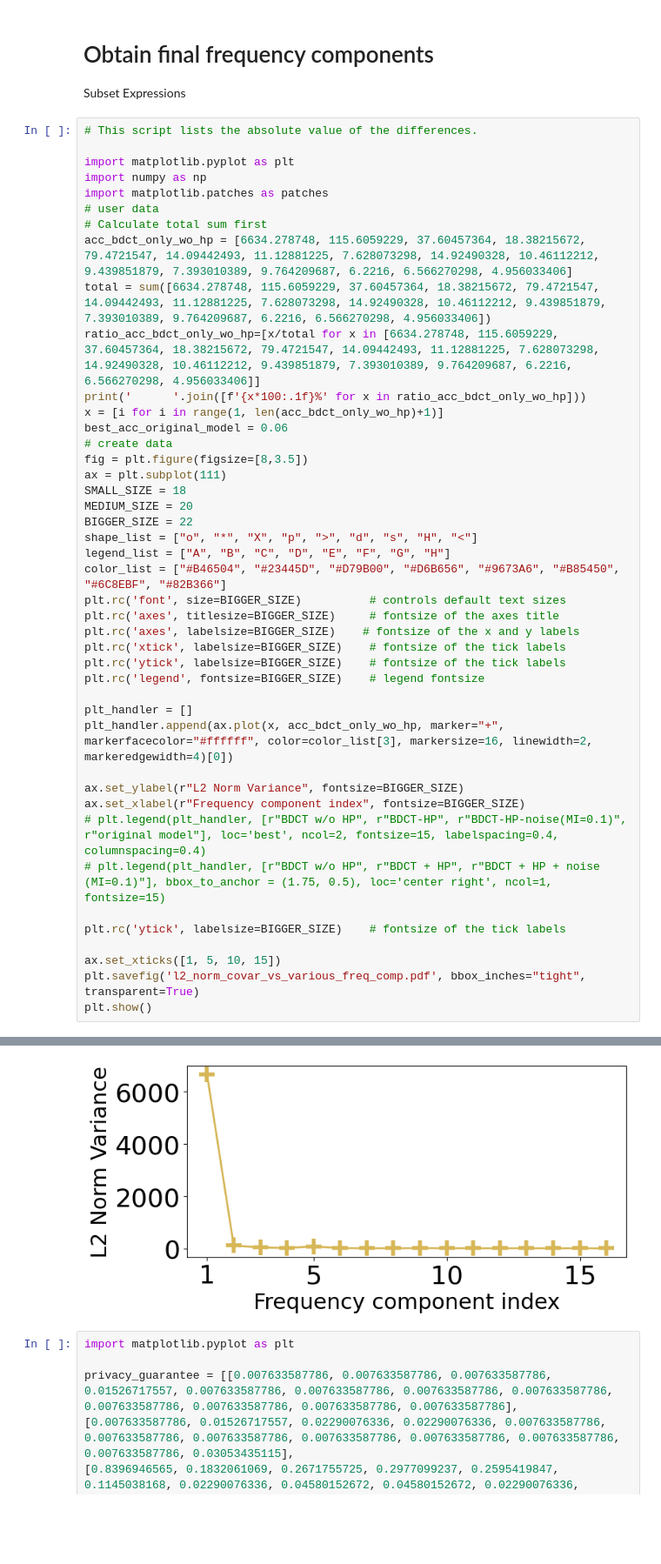
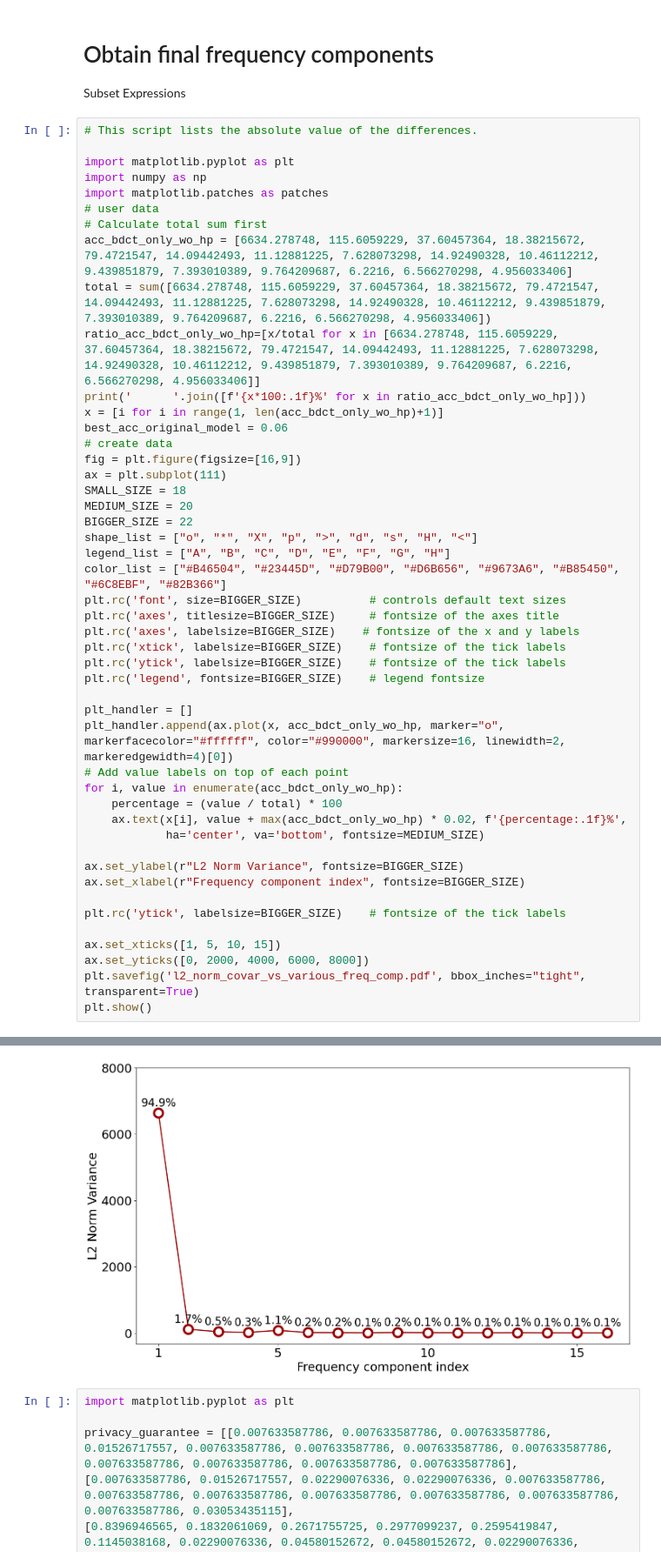
Before and after one commit to georgia-tech-synergy-lab/Privatar, a Jupyter notebook: experiment_scripts/figure_drawer/results_fig.ipynb, the cells around one changed output, grey strips where cells are left out. Shown at 87% size. Cells and saved outputs as stored; diff of their text form; blank space fills up the shorter version.

Commit message:
update figure drawer

```diff
--- a/experiment_scripts/figure_drawer/results_fig.ipynb
+++ b/experiment_scripts/figure_drawer/results_fig.ipynb
@@ -68,38 +68,42 @@ ratio_acc_bdct_only_wo_hp=[x/total for x in [6634.278748, 115.6059229, 37.604573
 print('      '.join([f'{x*100:.1f}%' for x in ratio_acc_bdct_only_wo_hp]))
 x = [i for i in range(1, len(acc_bdct_only_wo_hp)+1)]
 best_acc_original_model = 0.06
 # create data
-fig = plt.figure(figsize=[8,3.5])
+fig = plt.figure(figsize=[16,9])
 ax = plt.subplot(111)
 SMALL_SIZE = 18
 MEDIUM_SIZE = 20
 BIGGER_SIZE = 22
 shape_list = ["o", "*", "X", "p", ">", "d", "s", "H", "<"]
 legend_list = ["A", "B", "C", "D", "E", "F", "G", "H"]
 color_list = ["#B46504", "#23445D", "#D79B00", "#D6B656", "#9673A6", "#B85450", "#6C8EBF", "#82B366"]
 plt.rc('font', size=BIGGER_SIZE)          # controls default text sizes
 plt.rc('axes', titlesize=BIGGER_SIZE)     # fontsize of the axes title
 plt.rc('axes', labelsize=BIGGER_SIZE)    # fontsize of the x and y labels
 plt.rc('xtick', labelsize=BIGGER_SIZE)    # fontsize of the tick labels
 plt.rc('ytick', labelsize=BIGGER_SIZE)    # fontsize of the tick labels
 plt.rc('legend', fontsize=BIGGER_SIZE)    # legend fontsize
 
 plt_handler = []
-plt_handler.append(ax.plot(x, acc_bdct_only_wo_hp, marker="+", markerfacecolor="#ffffff", color=color_list[3], markersize=16, linewidth=2, markeredgewidth=4)[0])
+plt_handler.append(ax.plot(x, acc_bdct_only_wo_hp, marker="o", markerfacecolor="#ffffff", color="#990000", markersize=16, linewidth=2, markeredgewidth=4)[0])
+# Add value labels on top of each point
+for i, value in enumerate(acc_bdct_only_wo_hp):
+    percentage = (value / total) * 100
+    ax.text(x[i], value + max(acc_bdct_only_wo_hp) * 0.02, f'{percentage:.1f}%',
+            ha='center', va='bottom', fontsize=MEDIUM_SIZE)
 
 ax.set_ylabel(r"L2 Norm Variance", fontsize=BIGGER_SIZE)
 ax.set_xlabel(r"Frequency component index", fontsize=BIGGER_SIZE)
-# plt.legend(plt_handler, [r"BDCT w/o HP", r"BDCT-HP", r"BDCT-HP-noise(MI=0.1)", r"original model"], loc='best', ncol=2, fontsize=15, labelspacing=0.4, columnspacing=0.4)
-# plt.legend(plt_handler, [r"BDCT w/o HP", r"BDCT + HP", r"BDCT + HP + noise (MI=0.1)"], bbox_to_anchor = (1.75, 0.5), loc='center right', ncol=1, fontsize=15)
 
 plt.rc('ytick', labelsize=BIGGER_SIZE)    # fontsize of the tick labels
 
 ax.set_xticks([1, 5, 10, 15])
+ax.set_yticks([0, 2000, 4000, 6000, 8000])
 plt.savefig('l2_norm_covar_vs_various_freq_comp.pdf', bbox_inches="tight", transparent=True)
 plt.show()
 # %% [output]
 94.9%      1.7%      0.5%      0.3%      1.1%      0.2%      0.2%      0.1%      0.2%      0.1%      0.1%      0.1%      0.1%      0.1%      0.1%      0.1%
-[figure, old version]
+[figure, new version]
 # %%
 import matplotlib.pyplot as plt
 
```
